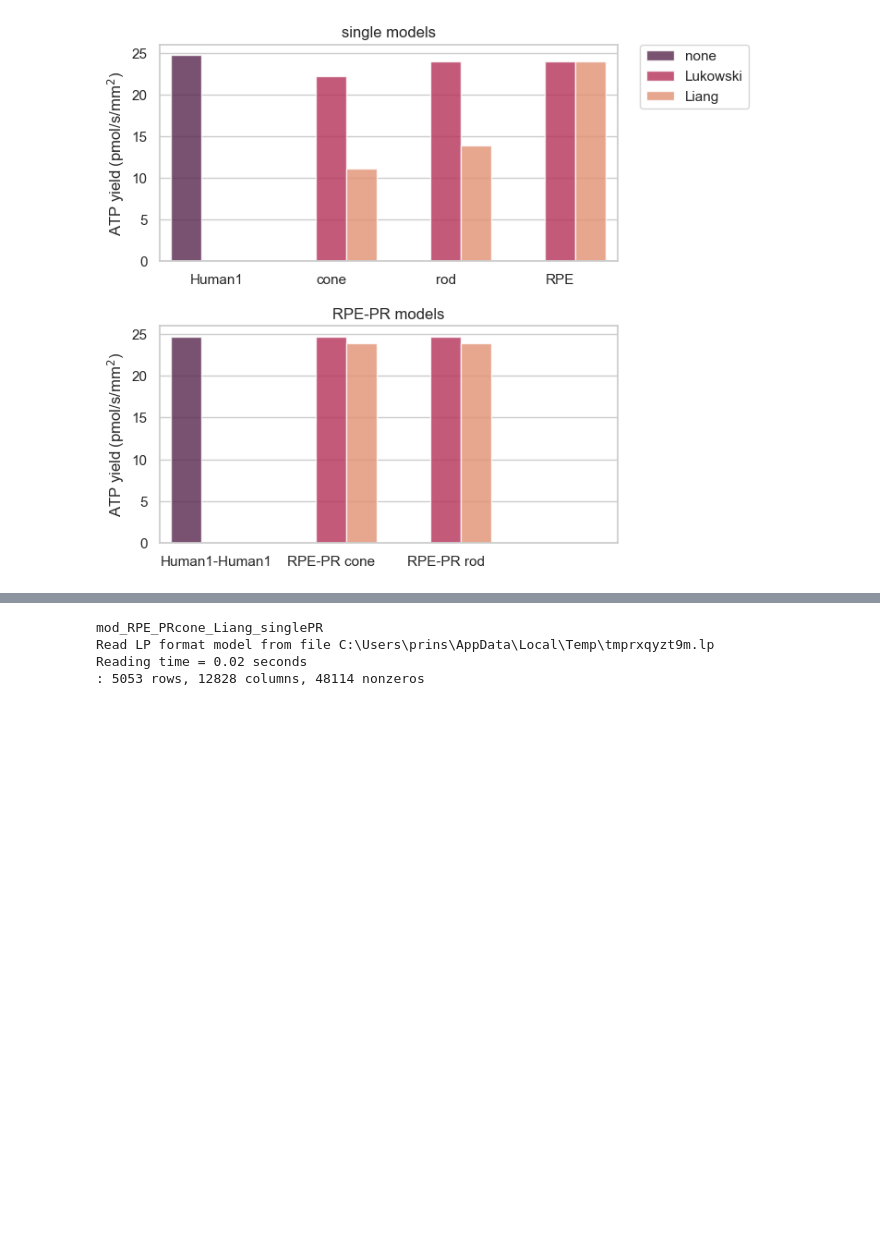
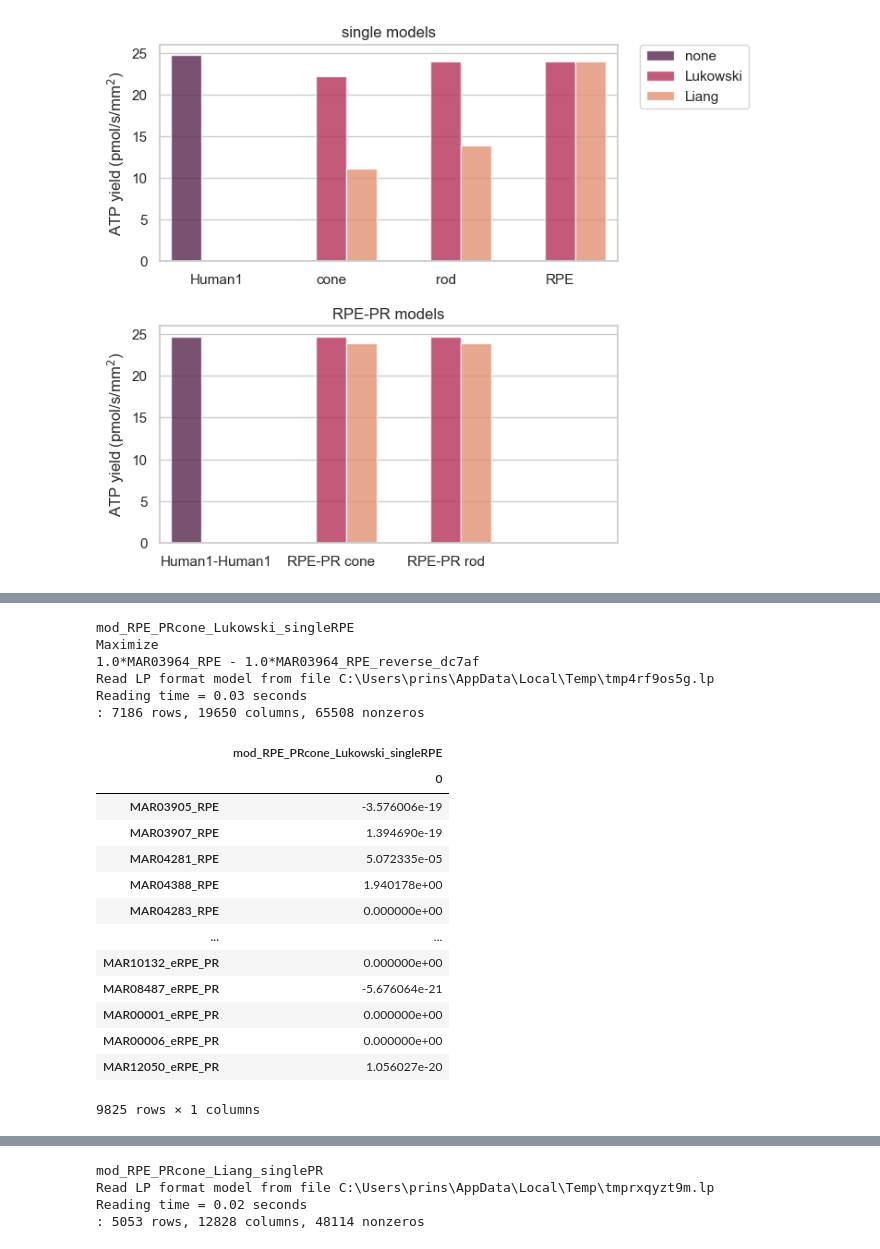
Before and after one commit to stellaprins/Human1_RPE-PR, a Jupyter notebook: jupyter/RPE-PR/test_sampling_oxphos_glucolysis.ipynb, the cells around one changed output, grey strips where cells are left out. Cells and saved outputs as stored; diff of their text form; code cells hidden in the pictures; blank space fills up the shorter version.

```diff
--- a/jupyter/RPE-PR/test_sampling_oxphos_glucolysis.ipynb
+++ b/jupyter/RPE-PR/test_sampling_oxphos_glucolysis.ipynb
@@ -504,3 +495,28 @@ Reading time = 0.04 seconds
+# %%
+# test sampling function
+df_sampling_results = sample([single_models[3]], 1)
+df_sampling_results
+# %% [output]
+mod_RPE_PRcone_Lukowski_singleRPE
+Maximize
+1.0*MAR03964_RPE - 1.0*MAR03964_RPE_reverse_dc7af
+Read LP format model from file C:\Users\prins\AppData\Local\Temp\tmp4rf9os5g.lp
+Reading time = 0.03 seconds
+: 7186 rows, 19650 columns, 65508 nonzeros
+|  | mod_RPE_PRcone_Lukowski_singleRPE |
+|  | 0 |
+| MAR03905_RPE | -3.576006e-19 |
+| MAR03907_RPE | 1.394690e-19 |
+| MAR04281_RPE | 5.072335e-05 |
+| MAR04388_RPE | 1.940178e+00 |
+| MAR04283_RPE | 0.000000e+00 |
+| ... | ... |
+| MAR10132_eRPE_PR | 0.000000e+00 |
+| MAR08487_eRPE_PR | -5.676064e-21 |
+| MAR00001_eRPE_PR | 0.000000e+00 |
+| MAR00006_eRPE_PR | 0.000000e+00 |
+| MAR12050_eRPE_PR | 1.056027e-20 |
+9825 rows × 1 columns
 # %%
 # test fva function
 df_fva_results = fva([single_models[3]])
```
Also changed, not shown: parts of 5 cells of this notebook.
